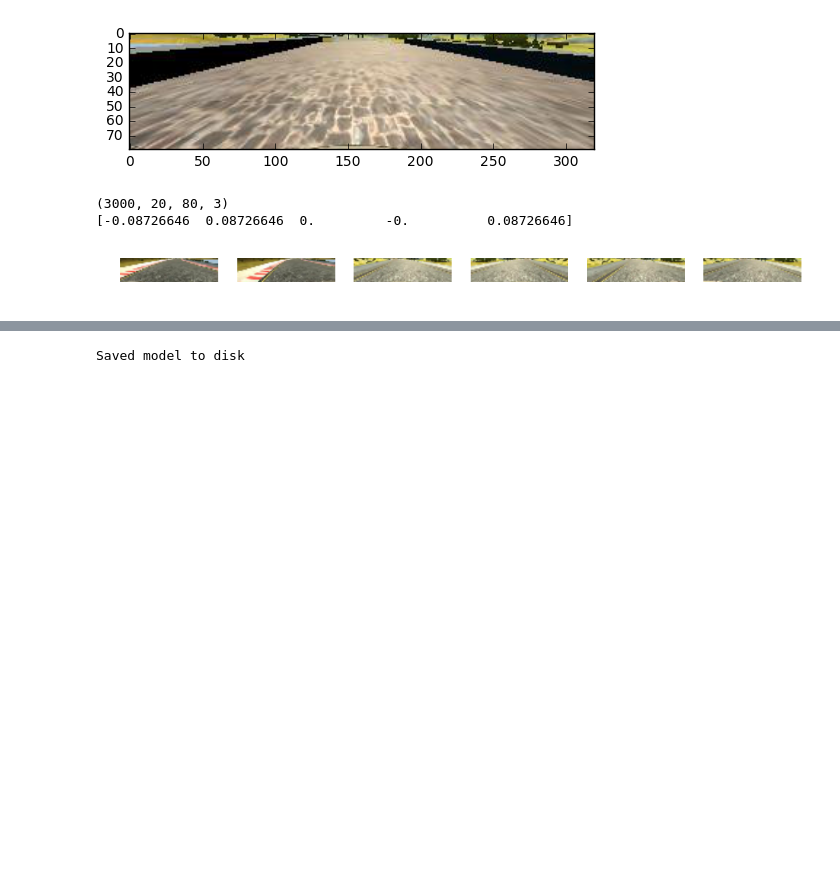
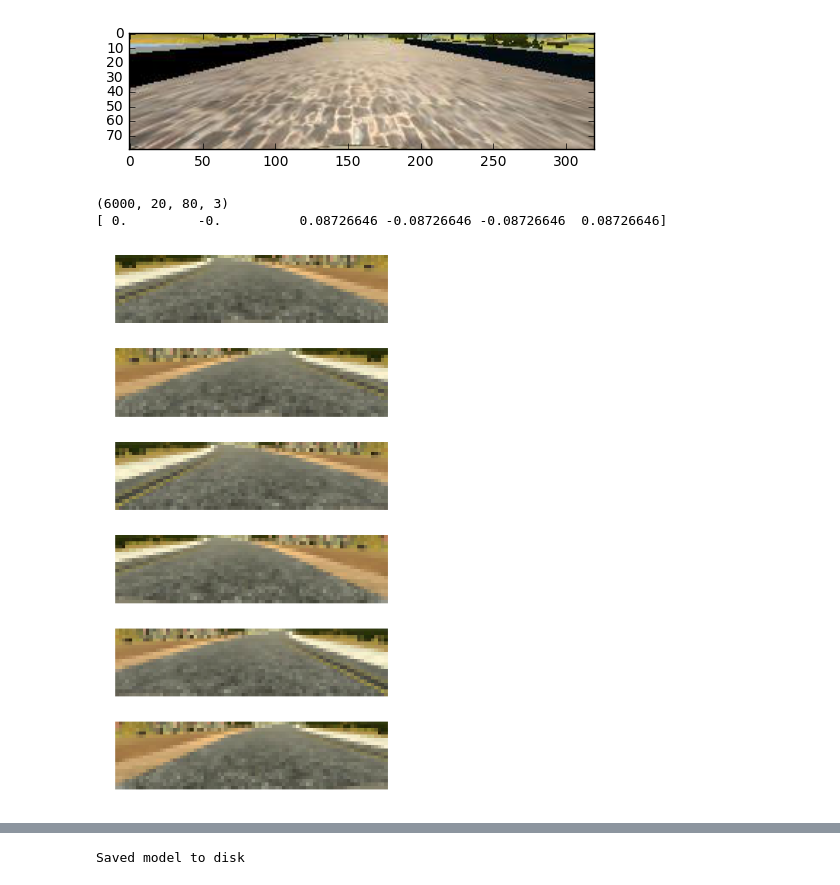
Before and after one commit to eigendreams/behaviorCloning, a Jupyter notebook: bcBase.ipynb, the cells around one changed output, grey strips where cells are left out. Drawn from its saved outputs; the diff is of its cells as text; code cells hidden in the pictures; blank space fills up the shorter version.

```diff
--- a/bcBase.ipynb
+++ b/bcBase.ipynb
@@ -105,8 +139,8 @@ plt.show()
 # %% [output]
 [figure]
 # %%
-scale_factor = 4;
-batch_size = 500;
+scale_factor = 4
+batch_size = 1000
 elements = 6
 angle_factor = 0.75
 # %%
@@ -250,2 +218,3 @@ def simpleGenerator(datasetpath, drivinglog):
 # %%
-x_test, y_test = next(randomGenerator(dataset, driving_log, 0))
+np.random.seed(1)
+x_test, y_test = next(randomGenerator(dataset, driving_log, 1000, 0))
@@ -254,37 +224,37 @@ x_val, y_val = next(simpleGenerator(dataset_val, driving_log_val))
 # %%
 # Show some images from sets
 
 print(x_test.shape)
-print(y_test[100:105])
+print(y_test[0:6])
 
-fig   = plt.figure(figsize=(12,6))
+fig = plt.figure(figsize=(6,12))
 
-fig.add_subplot(1,6,1)
-plt.imshow((0.5 + x_test[100][:,:,:]), cmap='gray')
+fig.add_subplot(6,1,1)
+plt.imshow((0.5 + x_test[0][:,:,:]), cmap='gray', interpolation="nearest")
 plt.axis('off')
 
-fig.add_subplot(1,6,2)
-plt.imshow((0.5 + x_test[101][:,:,:]), cmap='gray')
+fig.add_subplot(6,1,2)
+plt.imshow((0.5 + x_test[1][:,:,:]), cmap='gray', interpolation="nearest")
 plt.axis('off')
 
-fig.add_subplot(1,6,3)
-plt.imshow((0.5 + x_test[102][:,:,:]), cmap='gray')
+fig.add_subplot(6,1,3)
+plt.imshow((0.5 + x_test[2][:,:,:]), cmap='gray', interpolation="nearest")
 plt.axis('off')
 
-fig.add_subplot(1,6,4)
-plt.imshow((0.5 + x_test[103][:,:,:]), cmap='gray')
+fig.add_subplot(6,1,4)
+plt.imshow((0.5 + x_test[3][:,:,:]), cmap='gray', interpolation="nearest")
 plt.axis('off')
 
-fig.add_subplot(1,6,5)
-plt.imshow((0.5 + x_test[104][:,:,:]), cmap='gray')
+fig.add_subplot(6,1,5)
+plt.imshow((0.5 + x_test[4][:,:,:]), cmap='gray', interpolation="nearest")
 plt.axis('off')
 
-fig.add_subplot(1,6,6)
-plt.imshow((0.5 + x_test[105][:,:,:]), cmap='gray')
+fig.add_subplot(6,1,6)
+plt.imshow((0.5 + x_test[5][:,:,:]), cmap='gray', interpolation="nearest")
 plt.axis('off')
 
 plt.show()
 # %% [output]
-(3000, 20, 80, 3)
-[-0.08726646  0.08726646  0.         -0.          0.08726646]
+(6000, 20, 80, 3)
+[ 0.         -0.          0.08726646 -0.08726646 -0.08726646  0.08726646]
-[figure, old version]
+[figure, new version]
```
Also changed, not shown: parts of 16 cells of this notebook, 5 other files.
